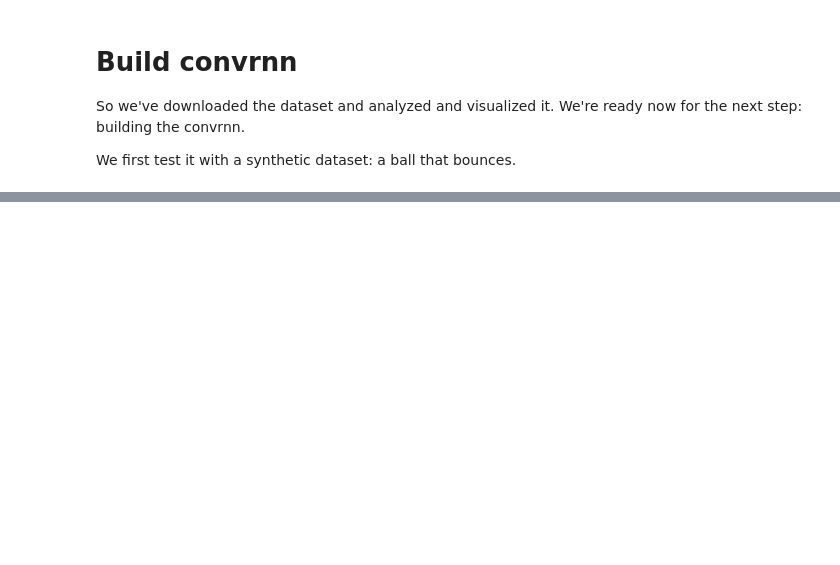
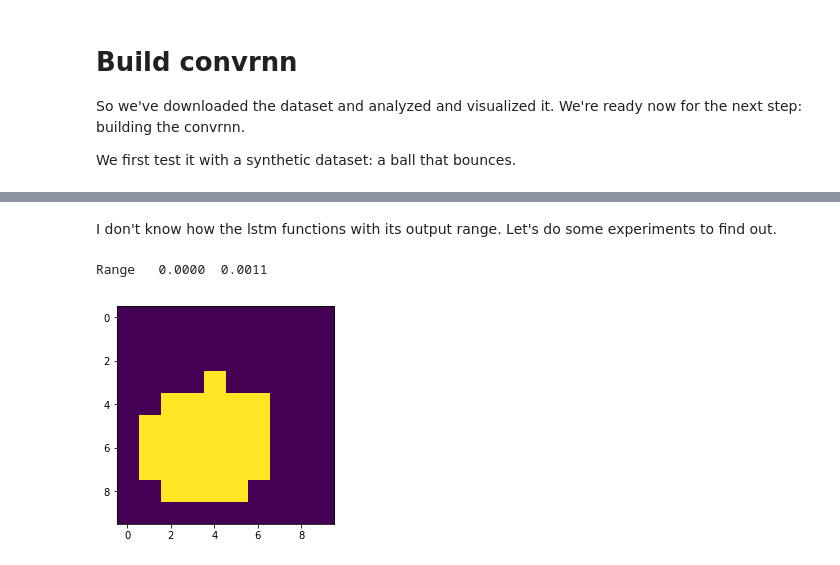
Before and after one commit to The-Fonz/nowcasting-convrnn, a Jupyter notebook: src/2-build-convrnn.ipynb, the cells around one changed output, grey strips where cells are left out. Cells and saved outputs as stored; diff of their text form; code cells hidden in the pictures; blank space fills up the shorter version.

```diff
--- a/src/2-build-convrnn.ipynb
+++ b/src/2-build-convrnn.ipynb
@@ -127,0 +25,27 @@ Batch  199 loss: 0.07389 min -0.59 max  0.43
+# %% [markdown]
+I don't know how the lstm functions with its output range. Let's do some experiments to find out.
+# %%
+b = Ball(shape=(10,10), radius=(3,3))
+l = ConvLSTMCell(input_size=(10,10), input_dim=1, hidden_dim=1, kernel_size=(1,1), bias=True, use_cuda=False)
+
+# Init weights
+# l.conv.weight.data.fill_(0)
+# l.conv.weight.data[3,0].fill_(1)
+# Bias order: (i,f,o,g) where g = C_candidate
+
+h,c = l.init_hidden(batch_size=1)
+# (b,t,c,h,w)
+inp = Variable(torch.from_numpy(b(sequence_length=1).astype(np.float32)))[0]
+# inp = Variable(torch.ones_like(torch.from_numpy(b(sequence_length=1).astype(np.float32))))[np.newaxis]
+# inp = inp * 1
+
+h_o, c_o = l(inp, (h,c))
+
+im = c_o[0].data.numpy()
+print("Range   {:.4f}  {:.4f}".format(im.min(), im.max()))
+
+plt.close('all')
+utils.plotting.plot_synthetic(im);
+# %% [output]
+Range   0.0000  0.0011
+[figure, added]
```
Also changed, not shown: parts of 8 cells of this notebook.
